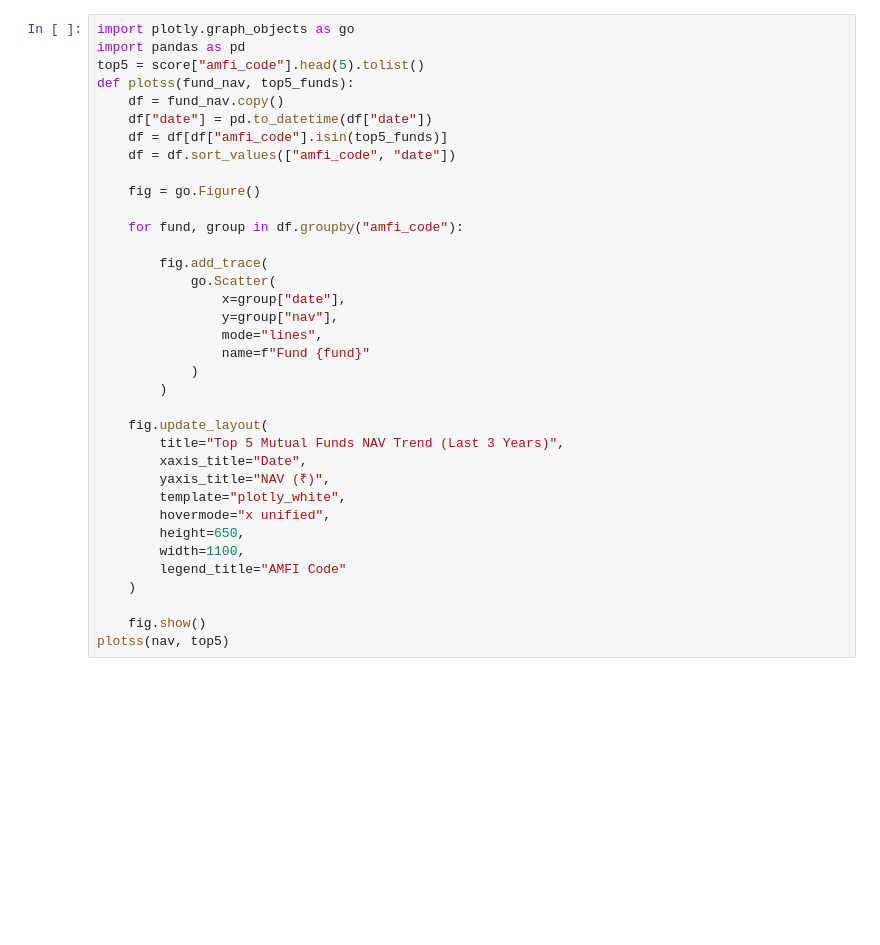
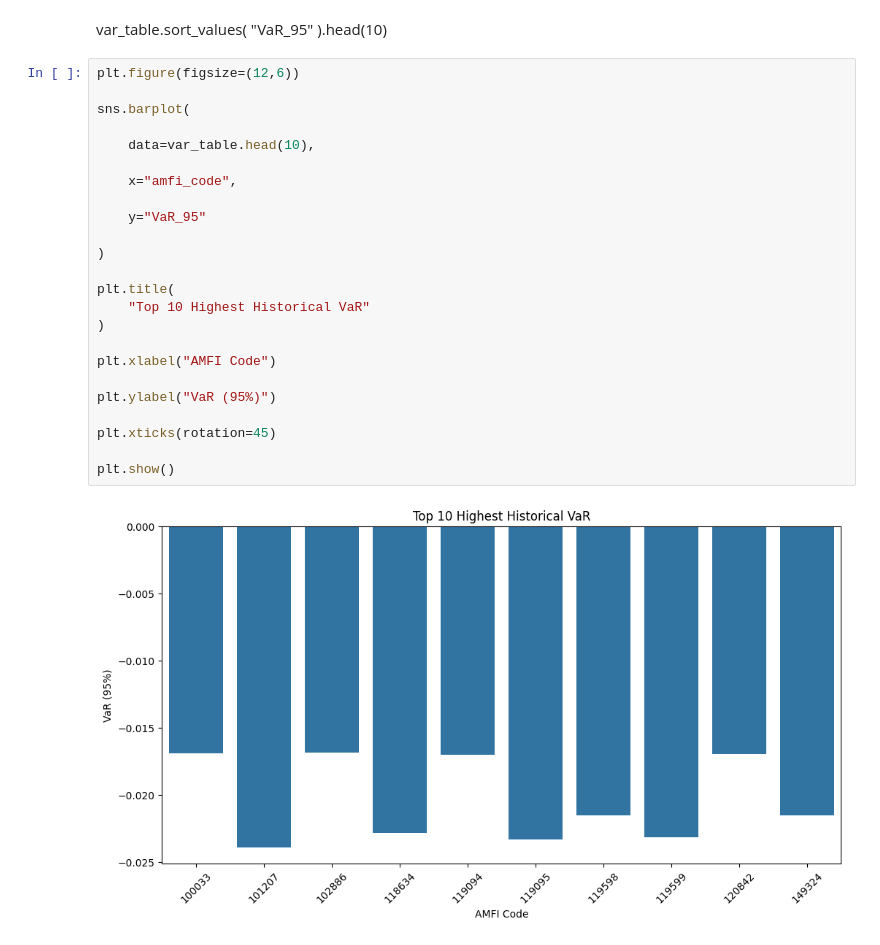
Before and after one commit to KillerBea967/MutualFundAnalytics, a Jupyter notebook: notebooks/05_advanced_analytics.ipynb, the cells around one changed output. Cells and saved outputs as stored; diff of their text form; blank space fills up the shorter version.

```diff
--- a/notebooks/Performance_Analytics.ipynb
+++ b/notebooks/05_advanced_analytics.ipynb
@@ -131,36 +81,30 @@ score.head(10)
-# %%
-import plotly.graph_objects as go
-import pandas as pd
-top5 = score["amfi_code"].head(5).tolist()
-def plotss(fund_nav, top5_funds):
-    df = fund_nav.copy()
-    df["date"] = pd.to_datetime(df["date"])
-    df = df[df["amfi_code"].isin(top5_funds)]
-    df = df.sort_values(["amfi_code", "date"])
-
-    fig = go.Figure()
-
-    for fund, group in df.groupby("amfi_code"):
-
-        fig.add_trace(
-            go.Scatter(
-                x=group["date"],
-                y=group["nav"],
-                mode="lines",
-                name=f"Fund {fund}"
-            )
-        )
-
-    fig.update_layout(
-        title="Top 5 Mutual Funds NAV Trend (Last 3 Years)",
-        xaxis_title="Date",
-        yaxis_title="NAV (₹)",
-        template="plotly_white",
-        hovermode="x unified",
-        height=650,
-        width=1100,
-        legend_title="AMFI Code"
-    )
-
-    fig.show()
-plotss(nav, top5)
+# %% [markdown]
+var_table.sort_values(
+    "VaR_95"
+).head(10)
+# %%
+plt.figure(figsize=(12,6))
+
+sns.barplot(
+
+    data=var_table.head(10),
+
+    x="amfi_code",
+
+    y="VaR_95"
+
+)
+
+plt.title(
+    "Top 10 Highest Historical VaR"
+)
+
+plt.xlabel("AMFI Code")
+
+plt.ylabel("VaR (95%)")
+
+plt.xticks(rotation=45)
+
+plt.show()
+# %% [output]
+[figure, added]
```
Also changed, not shown: parts of 18 cells of this notebook, 13 other files.
